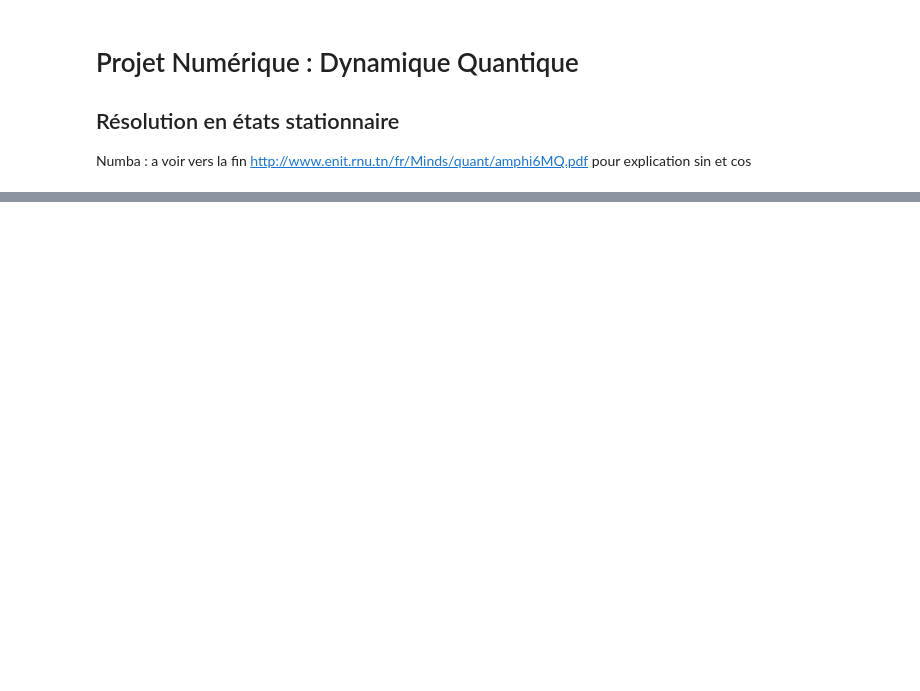
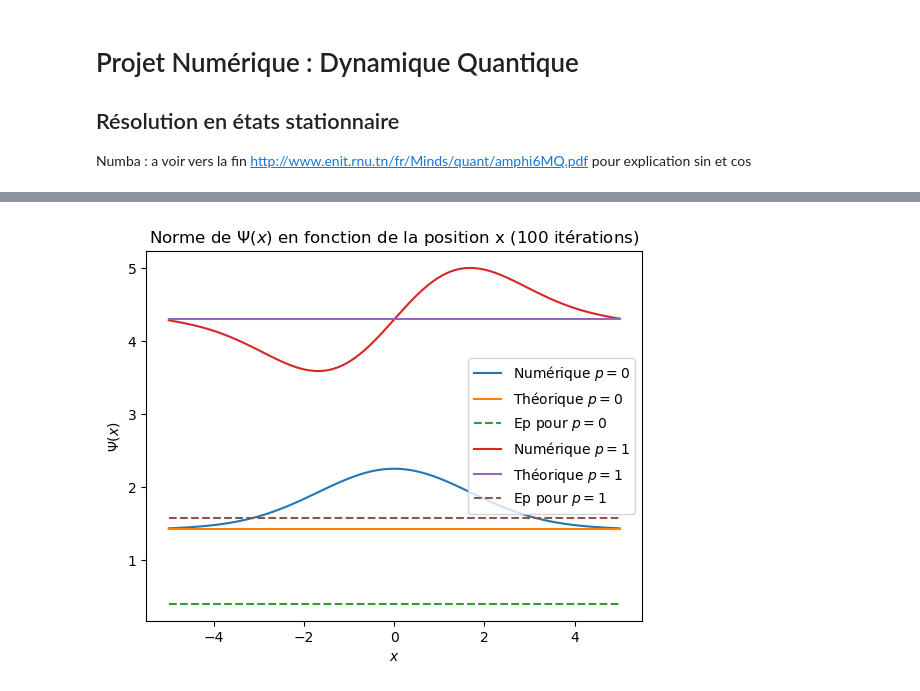
Before and after one commit to lucasboistay/shrodinger_simulation, a Jupyter notebook: etat_stationnaire/Untitled.ipynb, the cells around one changed output, grey strips where cells are left out. Cells and saved outputs as stored; diff of their text form; code cells hidden in the pictures; blank space fills up the shorter version.

```diff
--- a/etat_stationnaire/Untitled.ipynb
+++ b/etat_stationnaire/Untitled.ipynb
@@ -162,3 +183,20 @@ def energie_pot(p):
+# %%
+# On compare le théorique et le calculé pour psi
+
+def psi_theo(p):
+    psi_theo = np.zeros(N)
+    for i in range(N):
+        if (p%2 == 0): #fonction pair
+            psi_theo[i] = np.sqrt(2/L)*np.cos(((p+1)*np.pi*x[i])/(L*2))
+        else: #fonction impair
+            psi_theo[i] = np.sqrt(2/L)*np.sin(((p+1)*np.pi*x[i])/(L*2))
+    return psi_theo
+
+def energie_pot(p,w):
+    value_ep = np.zeros(N)
+    for i in range(value_ep.size):
+        value_ep[i] = w[p]
+    return value_ep
 # %%
 # On crée la fonction pour former psi à partir de V (dans le cas où V n'est plus le même)
 
@@ -182,7 +220,7 @@ def get_graph(w,v,name,theorical_psi):
     for i in range(2):
         plt.plot(x,v[i]+w[i],label="Numérique $p=%i$" %i)
         plt.plot(x,theorical_psi(i)+w[i],label = "Théorique $p=%i$" %i)
-        plt.plot(x,energie_pot(i),"--",label = "Ep pour $p=%i$" %i)
+        plt.plot(x,energie_pot(i,w),"--",label = "Ep pour $p=%i$" %i)
     plt.xlabel('$x$')
     plt.ylabel('$\Psi(x)$')
     plt.title('Norme de $\Psi(x)$ en fonction de la position x (%i itérations)' %N)
@@ -204,0 +238,11 @@ TypeError: get_graph() missing 1 required positional argument: 'theorical_psi'
+# %%
+# fonction pour avoir le psi théorique en harmonique
+
+def psi_theo_harmo(p):
+    return np.zeros(N) ## A FAIRE
+
+w,v = get_psi(V2)
+
+get_graph(w,v,"harmonique",psi_theo_harmo)
+# %% [output]
+[figure, added]
```
Also changed, not shown: parts of 11 cells of this notebook, 11 other files.
